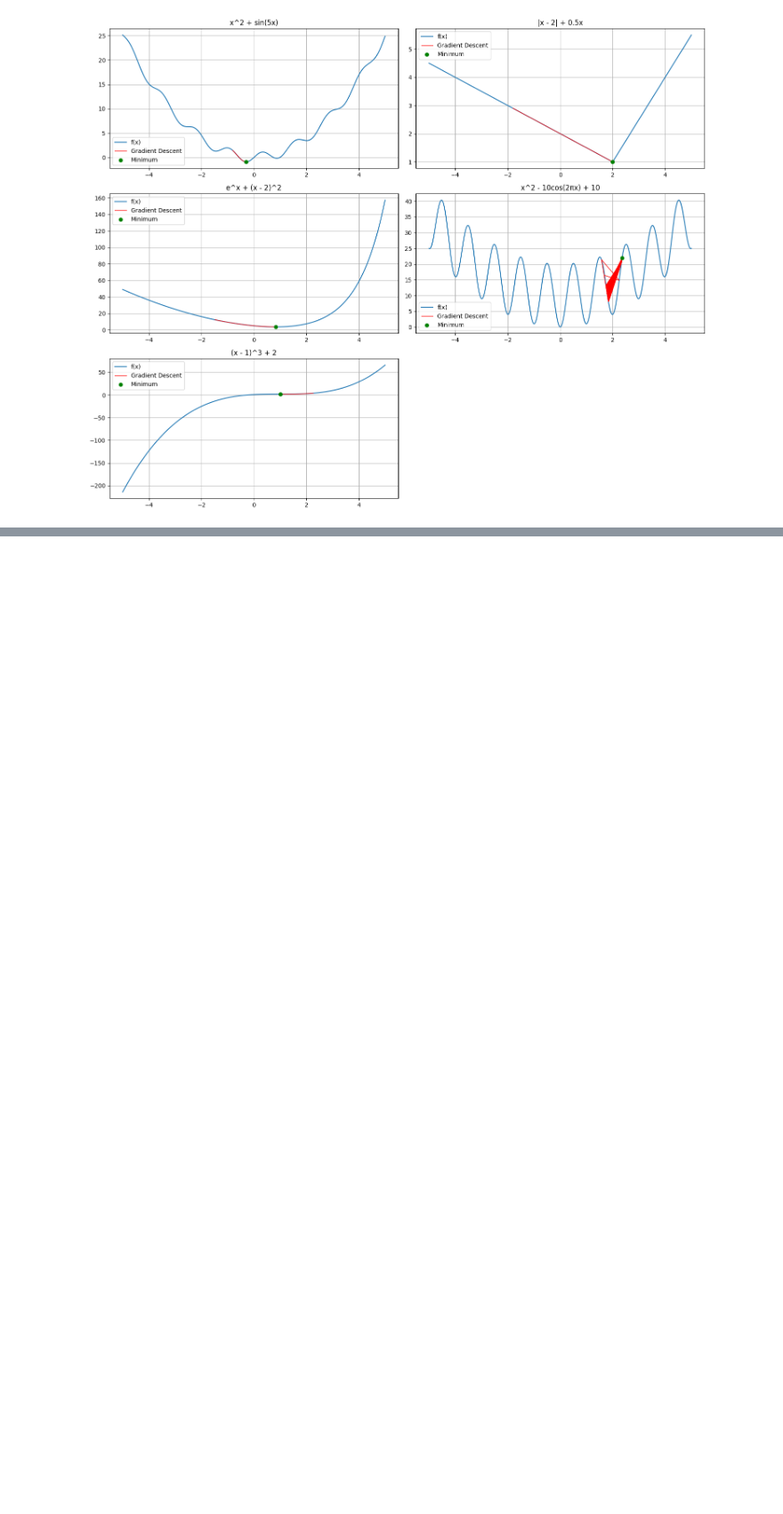
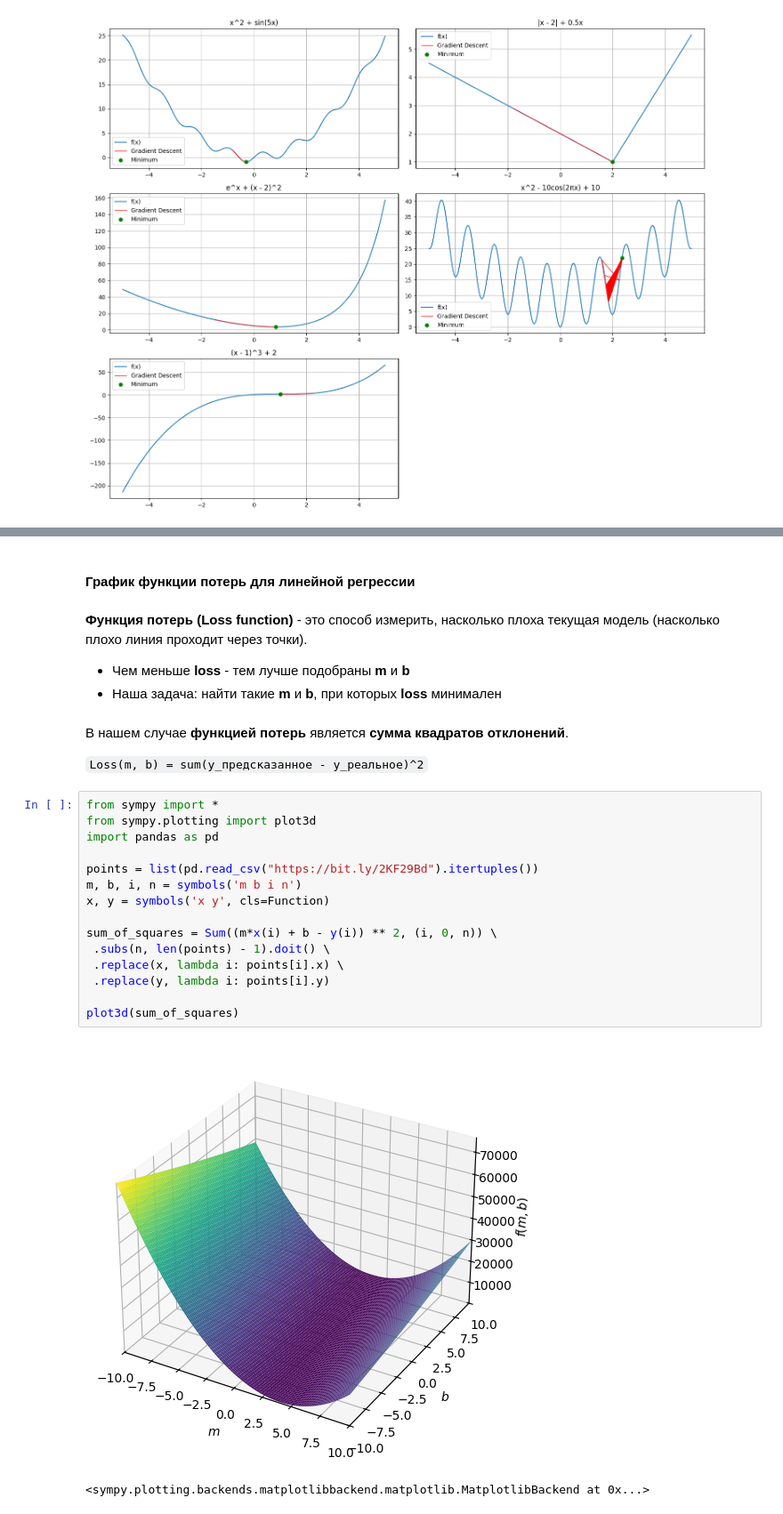
Before and after one commit to uran1a/ml-learning-projects, a Jupyter notebook: math-for-ds/linear-regression/simple-regression.ipynb, the cells around one changed output, grey strips where cells are left out. Shown at 89% size. Drawn from its saved outputs; the diff is of its cells as text; blank space fills up the shorter version.

```diff
--- a/math-for-ds/linear-regression/simple-regression.ipynb
+++ b/math-for-ds/linear-regression/simple-regression.ipynb
@@ -178,0 +275,29 @@ plt.show()
+# %% [markdown]
+#### График функции потерь для линейной регрессии
+# %% [markdown]
+**Функция потерь (Loss function)** - это способ измерить, насколько плоха текущая модель (насколько плохо линия проходит через точки).
+
+- Чем меньше **loss** - тем лучше подобраны **m** и **b**
+- Наша задача: найти такие **m** и **b**, при которых **loss** минимален
+# %% [markdown]
+В нашем случае **функцией потерь** является **сумма квадратов отклонений**.
+
+`Loss(m, b) = sum(y_предсказанное - y_реальное)^2`
+# %%
+from sympy import *
+from sympy.plotting import plot3d
+import pandas as pd
+
+points = list(pd.read_csv("https://bit.ly/2KF29Bd").itertuples())
+m, b, i, n = symbols('m b i n')
+x, y = symbols('x y', cls=Function)
+
+sum_of_squares = Sum((m*x(i) + b - y(i)) ** 2, (i, 0, n)) \
+ .subs(n, len(points) - 1).doit() \
+ .replace(x, lambda i: points[i].x) \
+ .replace(y, lambda i: points[i].y)
+
+plot3d(sum_of_squares)
+# %% [output]
+[figure, added]
+<sympy.plotting.backends.matplotlibbackend.matplotlib.MatplotlibBackend at 0x...>
```
Also changed, not shown: parts of 4 cells of this notebook.
